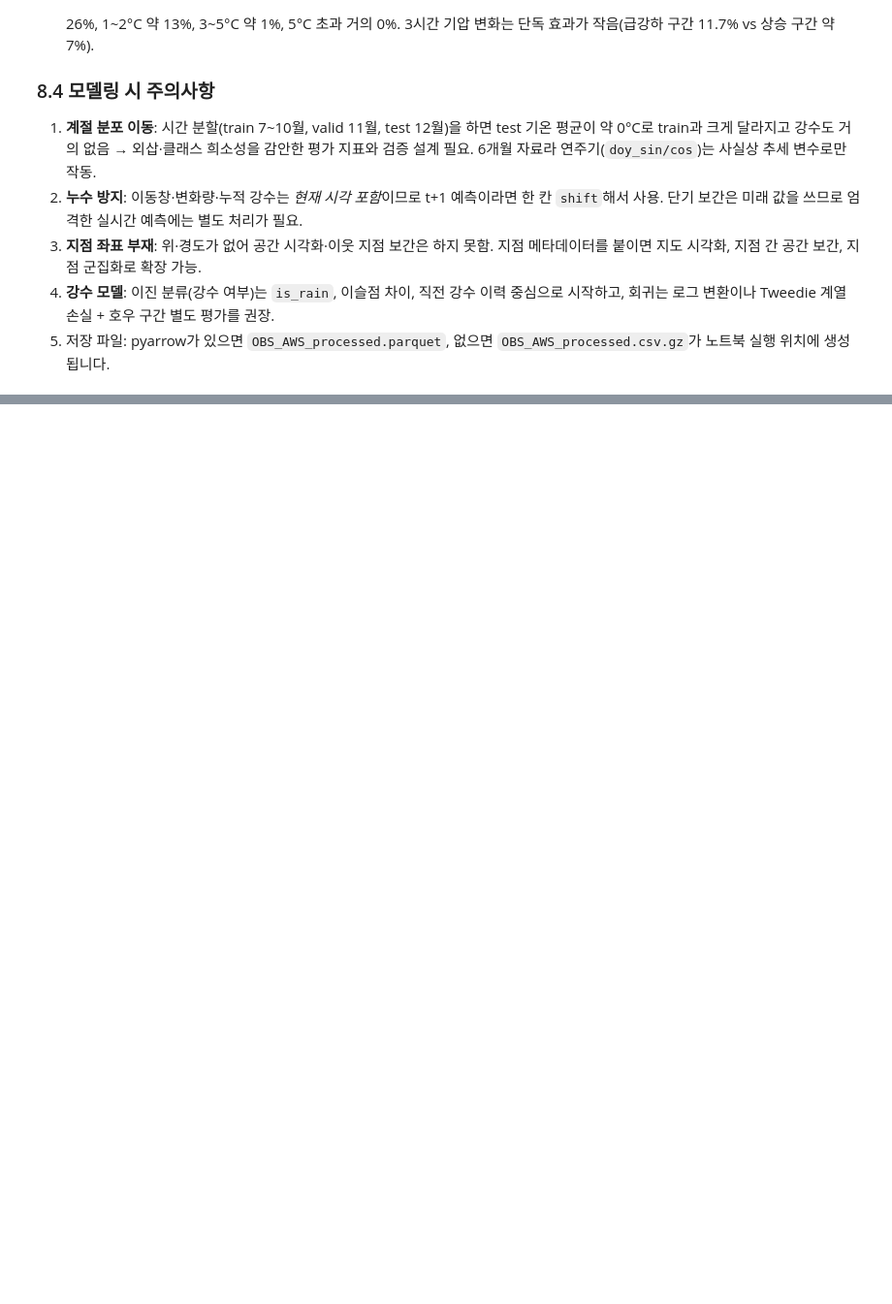
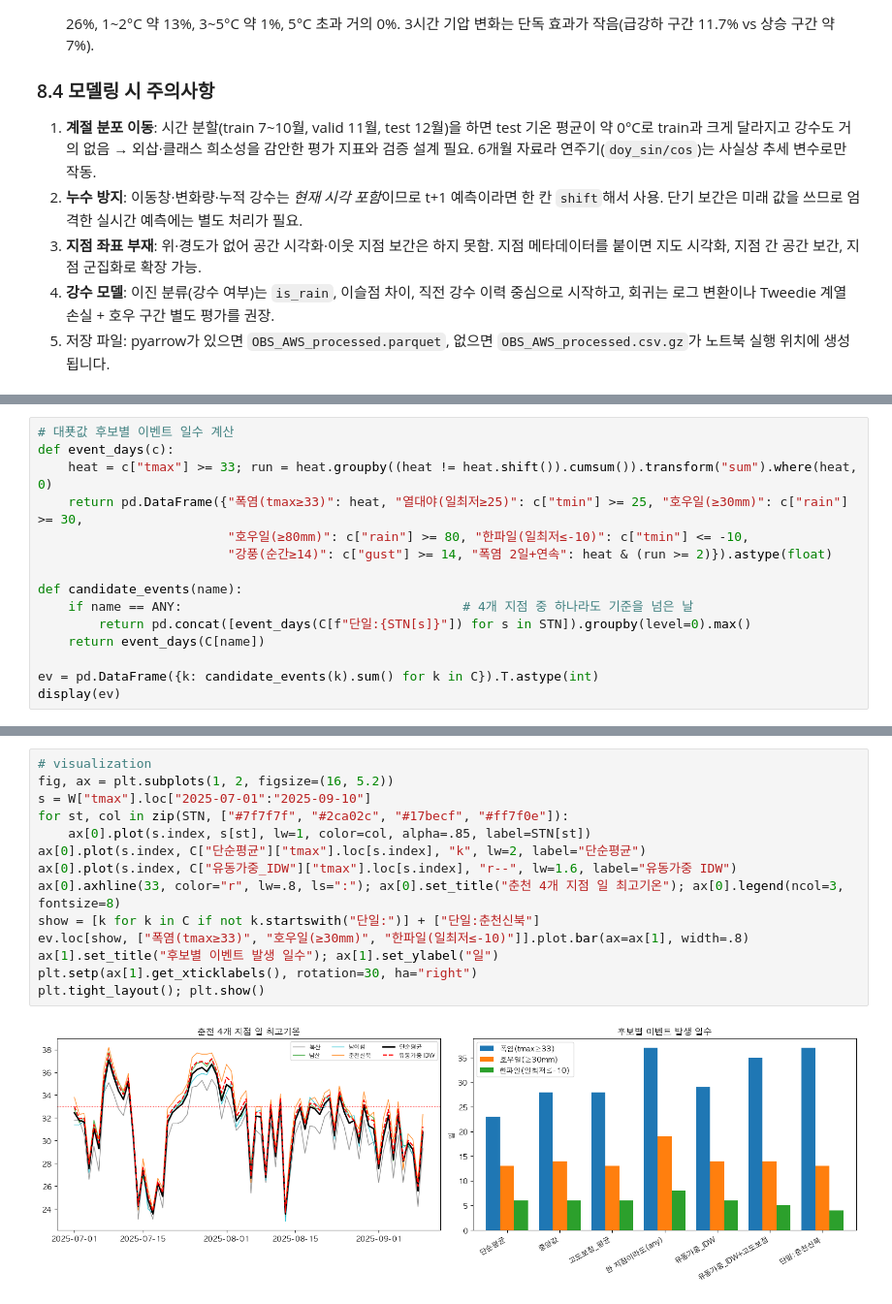
Before and after one commit to wheemin-2/BigContest_2026, a Jupyter notebook: notebooks/OBS_AWS_EDA_Preprocessing.ipynb, the cells around one changed output, grey strips where cells are left out. Shown at 97% size. Cells and saved outputs as stored; diff of their text form; blank space fills up the shorter version.

```diff
--- a/notebooks/OBS_AWS_EDA_Preprocessing.ipynb
+++ b/notebooks/OBS_AWS_EDA_Preprocessing.ipynb
@@ -1027,0 +1277,15 @@ parquet 저장 불가(ImportError) → OBS_AWS_processed.csv.gz 로 저장
+# %%
+# 대푯값 후보별 이벤트 일수 계산
+def event_days(c):
+    heat = c["tmax"] >= 33; run = heat.groupby((heat != heat.shift()).cumsum()).transform("sum").where(heat, 0)
+    return pd.DataFrame({"폭염(tmax≥33)": heat, "열대야(일최저≥25)": c["tmin"] >= 25, "호우일(≥30mm)": c["rain"] >= 30,
+                         "호우일(≥80mm)": c["rain"] >= 80, "한파일(일최저≤-10)": c["tmin"] <= -10,
+                         "강풍(순간≥14)": c["gust"] >= 14, "폭염 2일+연속": heat & (run >= 2)}).astype(float)
+
+def candidate_events(name):
+    if name == ANY:                                     # 4개 지점 중 하나라도 기준을 넘은 날
+        return pd.concat([event_days(C[f"단일:{STN[s]}"]) for s in STN]).groupby(level=0).max()
+    return event_days(C[name])
+
+ev = pd.DataFrame({k: candidate_events(k).sum() for k in C}).T.astype(int)
+display(ev)
@@ -1027,0 +1322,16 @@ parquet 저장 불가(ImportError) → OBS_AWS_processed.csv.gz 로 저장
+# %%
+# visualization
+fig, ax = plt.subplots(1, 2, figsize=(16, 5.2))
+s = W["tmax"].loc["2025-07-01":"2025-09-10"]
+for st, col in zip(STN, ["#7f7f7f", "#2ca02c", "#17becf", "#ff7f0e"]):
+    ax[0].plot(s.index, s[st], lw=1, color=col, alpha=.85, label=STN[st])
+ax[0].plot(s.index, C["단순평균"]["tmax"].loc[s.index], "k", lw=2, label="단순평균")
+ax[0].plot(s.index, C["유동가중_IDW"]["tmax"].loc[s.index], "r--", lw=1.6, label="유동가중 IDW")
+ax[0].axhline(33, color="r", lw=.8, ls=":"); ax[0].set_title("춘천 4개 지점 일 최고기온"); ax[0].legend(ncol=3, fontsize=8)
+show = [k for k in C if not k.startswith("단일:")] + ["단일:춘천신북"]
+ev.loc[show, ["폭염(tmax≥33)", "호우일(≥30mm)", "한파일(일최저≤-10)"]].plot.bar(ax=ax[1], width=.8)
+ax[1].set_title("후보별 이벤트 발생 일수"); ax[1].set_ylabel("일")
+plt.setp(ax[1].get_xticklabels(), rotation=30, ha="right")
+plt.tight_layout(); plt.show()
+# %% [output]
+[figure, added]
```
Also changed, not shown: parts of 23 cells of this notebook.
